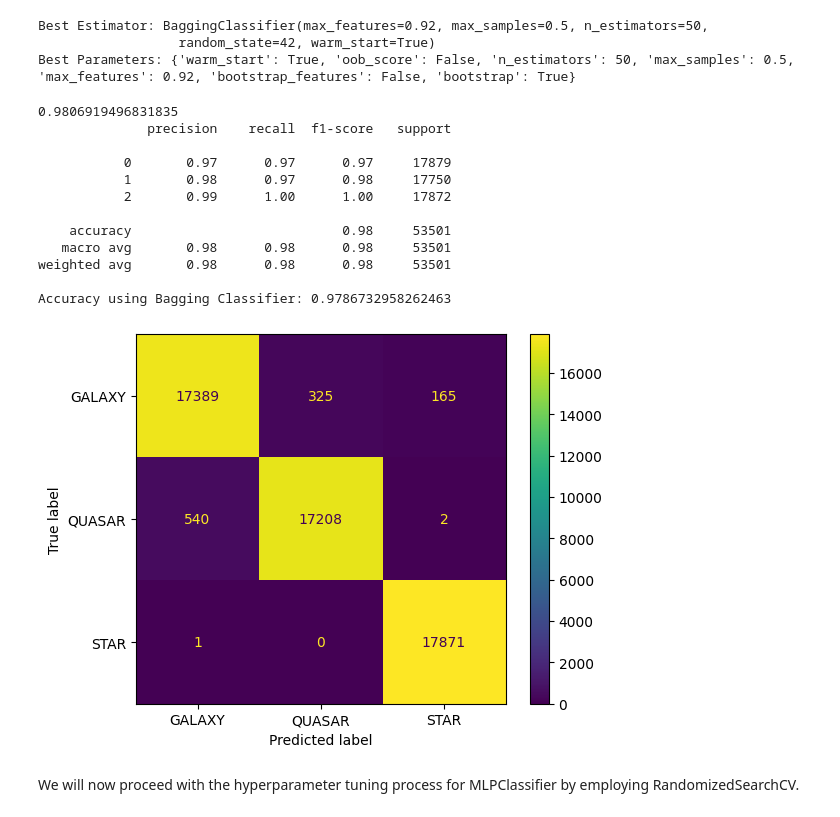
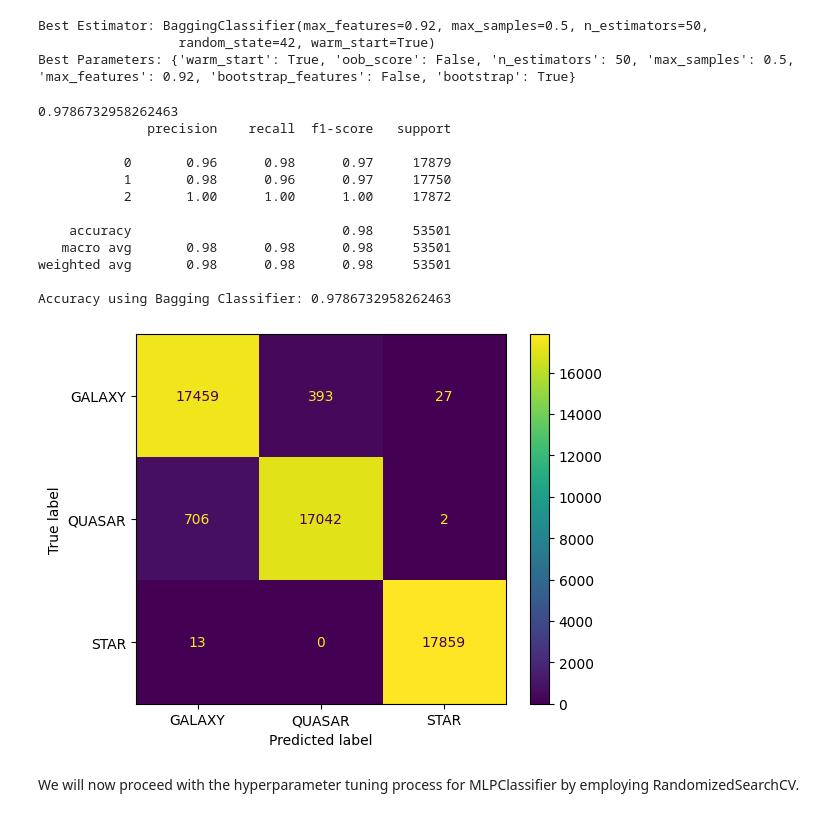
Before and after one commit to Ahmed-Estiak/stellar-classification-using-SMOTE-and-classifiers-ensemble, a Jupyter notebook: Stellar Classification (Smote, Scaled, hyperparamter tuning and ensemble).ipynb, the cells around one changed output. Cells and saved outputs as stored; diff of their text form; code cells hidden in the pictures.

```diff
--- a/Stellar Classification (Smote, Scaled, hyperparamter tuning and ensemble).ipynb
+++ b/Stellar Classification (Smote, Scaled, hyperparamter tuning and ensemble).ipynb
@@ -576,11 +572,11 @@ Accuracy using Extra Trees Classifier: 0.9817760415693164
 # %%
 from sklearn.model_selection import RandomizedSearchCV
 param_dist = {
+    'warm_start': [True, False],
     'n_estimators': [10,50,100],
+    'max_features': ['auto','sqrt','log2'],
     'max_depth': [2,8,16,32,50],
-    'max_features': ['auto','sqrt','log2'],
-    'bootstrap': [True, False],
-    'warm_start': [True, False]
+    'bootstrap': [True, False]
 }
 
 random_search = RandomizedSearchCV(estimator=etc, param_distributions=param_dist, n_iter=10, cv=5, random_state=42, n_jobs=-1)
@@ -665,13 +661,13 @@ Accuracy using Bagging Classifier: 0.9792153417693127
 [figure]
 # %%
 param_dist = {
+    'warm_start': [True, False],
+    'oob_score': [True, False],
     'n_estimators': [25, 50, 100, 150, 200],
     'max_samples' : [0.05, 0.1, 0.2, 0.5],
     'max_features': [0.90, 0.92, 0.95, 1.0],
-    'bootstrap': [True, False],
     'bootstrap_features': [True, False],
-    'oob_score': [True, False],
-    'warm_start': [True, False]
+    'bootstrap': [True, False]
 
 }
 random_search = RandomizedSearchCV(estimator=bc, param_distributions=param_dist, n_iter=10, cv=5, random_state=42, n_jobs=-1)
@@ -697,33 +693,33 @@ Best Parameters: {'warm_start': True, 'oob_score': False, 'n_estimators': 50, 'm
 # %%
 best_bc_model = random_search.best_estimator_
 best_bc_model.get_params
 best_bc_model.fit(X_train, y_train)
-y_predict = best_etc_model.predict(X_test)
+y_predict = best_bc_model.predict(X_test)
 
 accuracy = accuracy_score(y_test, y_predict)
 print(accuracy)
 
 ConfusionMatrixDisplay.from_predictions(y_test, y_predict,
                                         display_labels = ['GALAXY', 'QUASAR', 'STAR'])
 
 cr1 = classification_report(y_test, y_predict)
 print(cr1)
-accuracy_best_model = best_bc_model.score(X_test, y_test)
-print("Accuracy using Bagging Classifier:", accuracy_best_model)
+accuracy_best_bc_model = best_bc_model.score(X_test, y_test)
+print("Accuracy using Bagging Classifier:", accuracy_best_bc_model)
 # %% [output]
-0.9806919496831835
+0.9786732958262463
               precision    recall  f1-score   support
 
-           0       0.97      0.97      0.97     17879
-           1       0.98      0.97      0.98     17750
-           2       0.99      1.00      1.00     17872
+           0       0.96      0.98      0.97     17879
+           1       0.98      0.96      0.97     17750
+           2       1.00      1.00      1.00     17872
 
     accuracy                           0.98     53501
    macro avg       0.98      0.98      0.98     53501
 weighted avg       0.98      0.98      0.98     53501
 
 Accuracy using Bagging Classifier: 0.9786732958262463
-[figure, old version]
+[figure, new version]
 # %% [markdown]
  We will now proceed with the hyperparameter tuning process for MLPClassifier by employing RandomizedSearchCV.
 # %%
```
Also changed, not shown: parts of 29 cells of this notebook.
